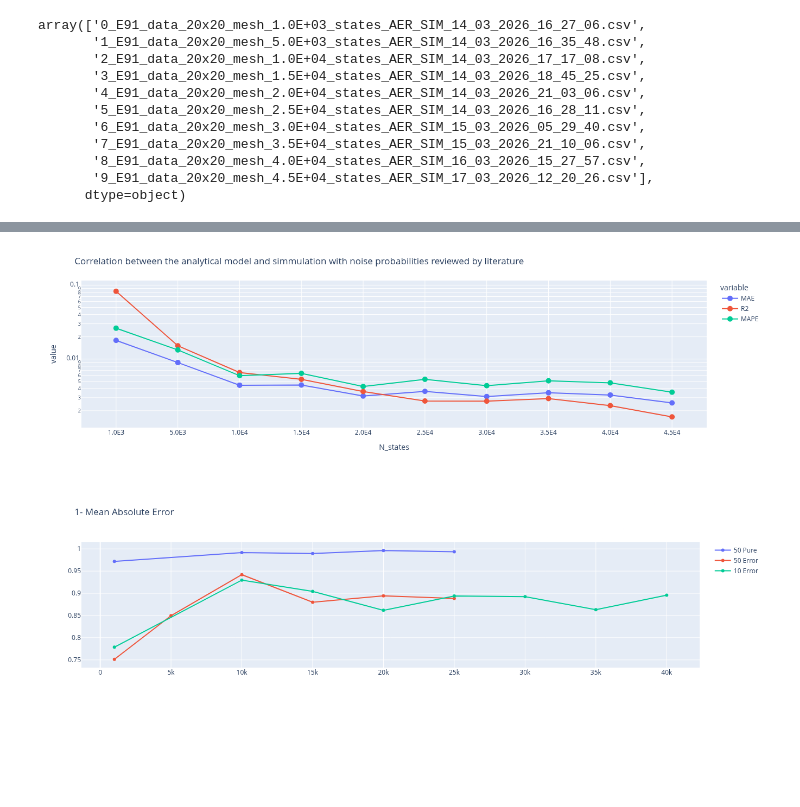
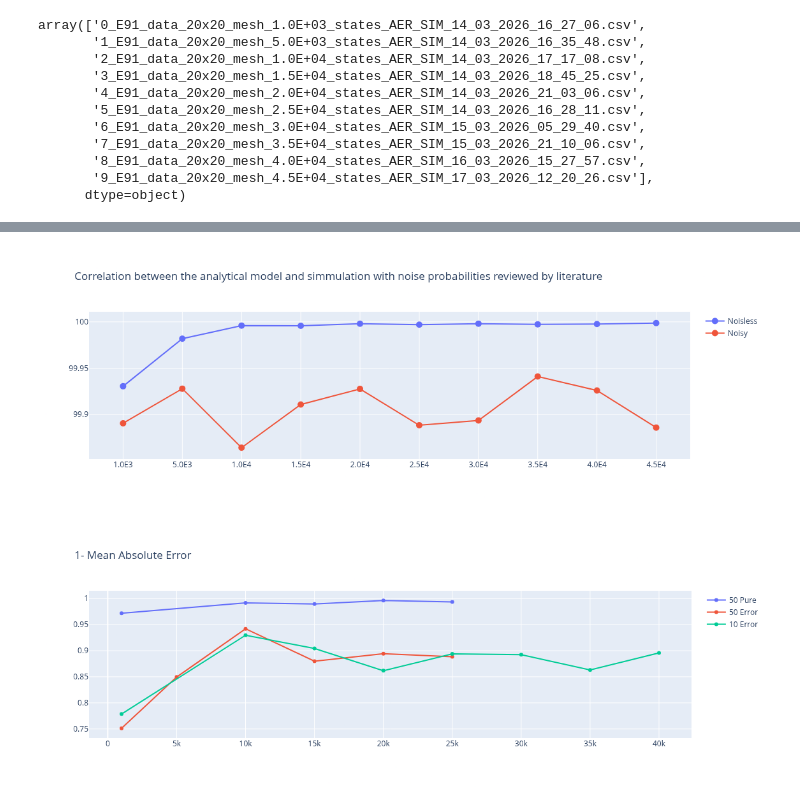
Before and after one commit to 4df31/QD-Biexciton-cascade-and-polarization-orientation-effect-on-QKD-protocol-E91, a Jupyter notebook: Plots.ipynb, the cells around one changed output, grey strips where cells are left out. Cells and saved outputs as stored; diff of their text form; code cells hidden in the pictures; blank space fills up the shorter version.

Commit message:
update plots with noise results

```diff
--- a/Plots.ipynb
+++ b/Plots.ipynb
@@ -65,3 +65,6 @@ array(['0_E91_data_20x20_mesh_1.0E+03_states_AER_SIM_14_03_2026_16_27_06.csv',
        '8_E91_data_20x20_mesh_4.0E+04_states_AER_SIM_16_03_2026_15_27_57.csv',
        '9_E91_data_20x20_mesh_4.5E+04_states_AER_SIM_17_03_2026_12_20_26.csv'],
       dtype=object)
+# %%
+noisy_probability_filenames = pd.read_csv("./runs/noisy_filenames.csv",header=None).dropna(axis=1,how='all').values.flatten()
+noisy_probability_filenames
@@ -79,10 +94,25 @@ correlation_reviewed = list()
 mean_absolute_error = list()
 mean_absolute_percentage_error = list()
 
+correlation_noisy = list()
+mean_absolute_error_noisy = list()
+mean_absolute_percentage_error_noisy = list()
+
+model = np.array([[analytical(theta=t,beta=b, alpha=alpha) for b in beta_angle] for t in theta_FSS])
+
 for experiment_name in reviewed_probability_filenames:
     experiment = pd.read_csv(path+experiment_name, header=None).dropna(axis=1,how='all').values
-    model_10_error = np.array([[analytical(theta=t,beta=b, alpha=alpha) for b in beta_angle] for t in theta_FSS])
-    correlation_reviewed.append( 1-r2(y_true=model_10_error,y_pred=experiment) )
-    mean_absolute_error.append( mae(y_true=model_10_error,y_pred=experiment) )
-    mean_absolute_percentage_error.append( mape(y_true=model_10_error,y_pred=experiment) )
-df_reviewed = pd.DataFrame( dict(zip(['N_states','R2','MAE','MAPE'],[['1.0E3','5.0E3','1.0E4','1.5E4','2.0E4','2.5E4','3.0E4','3.5E4','4.0E4','4.5E4'],correlation_reviewed,mean_absolute_error,mean_absolute_percentage_error])) )
+    correlation_reviewed.append( r2(y_true=model,y_pred=experiment) )
+    mean_absolute_error.append( 100*(1-mae(y_true=model,y_pred=experiment) ))
+    mean_absolute_percentage_error.append( 100*(1-mse(y_true=model,y_pred=experiment) ))
+
+
+
+for experiment_name in noisy_probability_filenames:
+    experiment = pd.read_csv(path+experiment_name, header=None).dropna(axis=1,how='all').values
+    correlation_noisy.append( r2(y_true=model,y_pred=experiment) )
+    mean_absolute_error_noisy.append( 100*(1-mae(y_true=model,y_pred=experiment) ))
+    mean_absolute_percentage_error_noisy.append( 100*(1-mse(y_true=model,y_pred=experiment) ))
+
+df_reviewed = pd.DataFrame( dict(zip(['N_states','R2','MAE','MSE'],[['1.0E3','5.0E3','1.0E4','1.5E4','2.0E4','2.5E4','3.0E4','3.5E4','4.0E4','4.5E4'],correlation_reviewed,mean_absolute_error,mean_absolute_percentage_error])) )
+df_noisy = pd.DataFrame( dict(zip(['N_states','R2','MAE','MSE'],[['1.0E3','5.0E3','1.0E4','1.5E4','2.0E4','2.5E4','3.0E4','3.5E4','4.0E4','4.5E4'],correlation_noisy,mean_absolute_error_noisy,mean_absolute_percentage_error_noisy])) )
@@ -103,19 +119,24 @@ df_reviewed
 # %%
 # Configuración del subplot
-fig = px.line(df_reviewed,
-                 y = ['MAE','R2','MAPE'],
-                 x = 'N_states',
-                 log_y=True,markers=True)
+fig = go.Figure()
+fig.add_trace(go.Scatter(x = df_reviewed['N_states'].values,
+                 y = df_reviewed['MSE'].values,
+                 name="Noisless"
+                 ))
+fig.add_trace(go.Scatter(
+                 y = df_noisy['MSE'].values,
+                 x = df_noisy['N_states'].values,
+                name="Noisy"
+                 ))
 fig.update_traces(marker_size=10)
-#fig.update_yaxes(range=[0.9,1])
-#fig.update_yaxes(range=[0.9,1])
+#fig.update_yaxes(range=[0,0.1])
 fig.update_layout(
     title = 'Correlation between the analytical model and simmulation with noise probabilities reviewed by literature',
     height = 411,
     width = 700
 )
 # %% [output]
-[figure, old version]
+[figure, new version]
 # %%
 path = 'fixed error results/'
 
@@ -233,7 +254,7 @@ fig.update_layout(
 
 fig.show()
 # %% [output]
-[figure, old version]
+[figure, new version]
 # %%
 N_data=10
 
```
Also changed, not shown: parts of 6 cells of this notebook, 12 other files.
